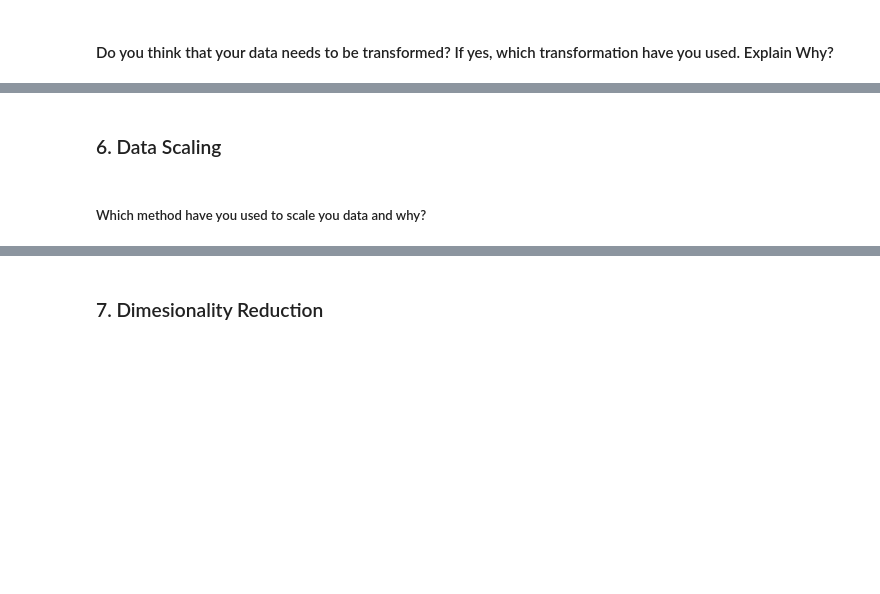
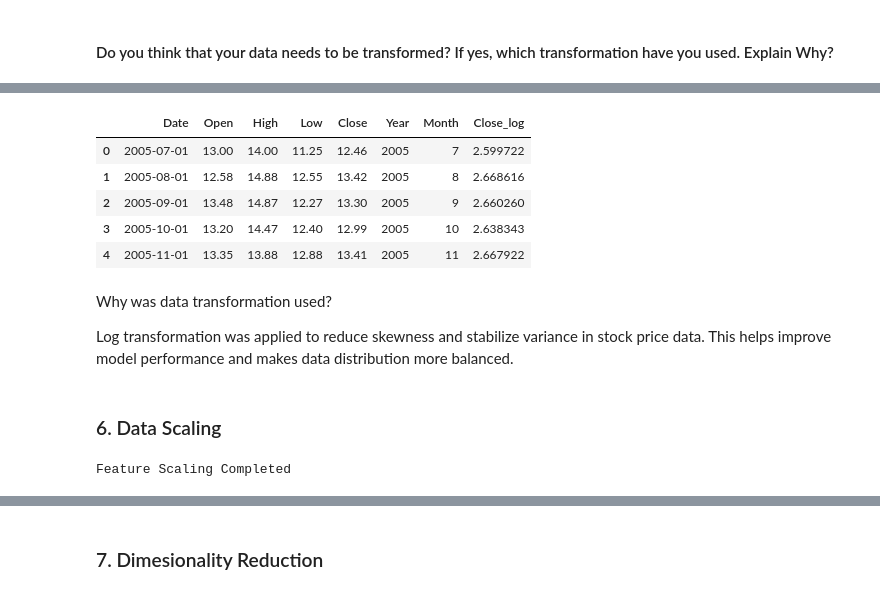
Before and after one commit to Snehamn24/Yes-Bank-ML-model, a Jupyter notebook: Yes_Bank_ML_model.ipynb, the cells around one changed output, grey strips where cells are left out. Saved outputs shown, nothing was run; the diff lists cells and outputs as text; code cells hidden in the pictures; blank space fills up the shorter version.

```diff
--- a/Yes_Bank_ML_model.ipynb
+++ b/Yes_Bank_ML_model.ipynb
@@ -851,0 +977,11 @@ Answer Here.
+# %%
+# ==========================================
+# Feature Manipulation
+# ==========================================
+
+# Creating Year and Month features
+
+df_copy['Year'] = df_copy['Date'].dt.year
+df_copy['Month'] = df_copy['Date'].dt.month
+
+df_copy.head()
@@ -870,2 +1047,23 @@ Answer Here.
+# %%
+# ==========================================
+# Applying Log Transformation
+# ==========================================
+
+# Applying log transformation
+
+df_copy['Close_log'] = np.log1p(df_copy['Close'])
+
+df_copy.head()
+# %% [output]
+|  | Date | Open | High | Low | Close | Year | Month | Close_log |
+| 0 | 2005-07-01 | 13.00 | 14.00 | 11.25 | 12.46 | 2005 | 7 | 2.599722 |
+| 1 | 2005-08-01 | 12.58 | 14.88 | 12.55 | 13.42 | 2005 | 8 | 2.668616 |
+| 2 | 2005-09-01 | 13.48 | 14.87 | 12.27 | 13.30 | 2005 | 9 | 2.660260 |
+| 3 | 2005-10-01 | 13.20 | 14.47 | 12.40 | 12.99 | 2005 | 10 | 2.638343 |
+| 4 | 2005-11-01 | 13.35 | 13.88 | 12.88 | 13.41 | 2005 | 11 | 2.667922 |
+# %% [markdown]
+Why was data transformation used?
+
+Log transformation was applied to reduce skewness and stabilize variance in stock price data. This helps improve model performance and makes data distribution more balanced.
 # %% [markdown]
 ### 6. Data Scaling
@@ -874,2 +1070,16 @@ Answer Here.
-# %% [markdown]
-##### Which method have you used to scale you data and why?
+# %%
+# ==========================================
+# Data Scaling
+# ==========================================
+
+from sklearn.preprocessing import StandardScaler
+
+# Initialize scaler
+scaler = StandardScaler()
+
+# Scaling features
+X_scaled = scaler.fit_transform(X)
+
+print("Feature Scaling Completed")
+# %% [output]
+Feature Scaling Completed
```
Also changed, not shown: parts of 69 cells of this notebook.
